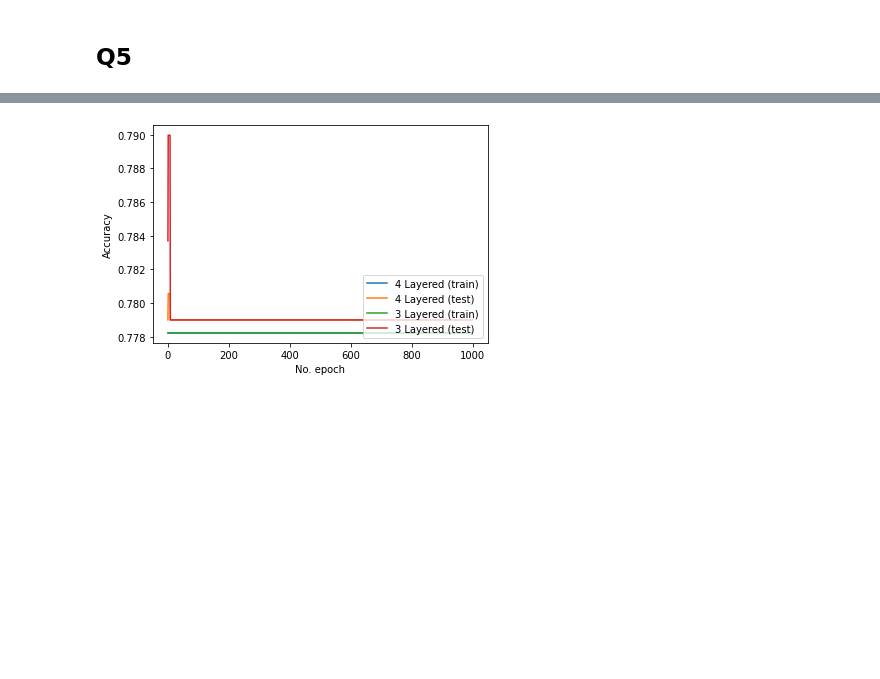
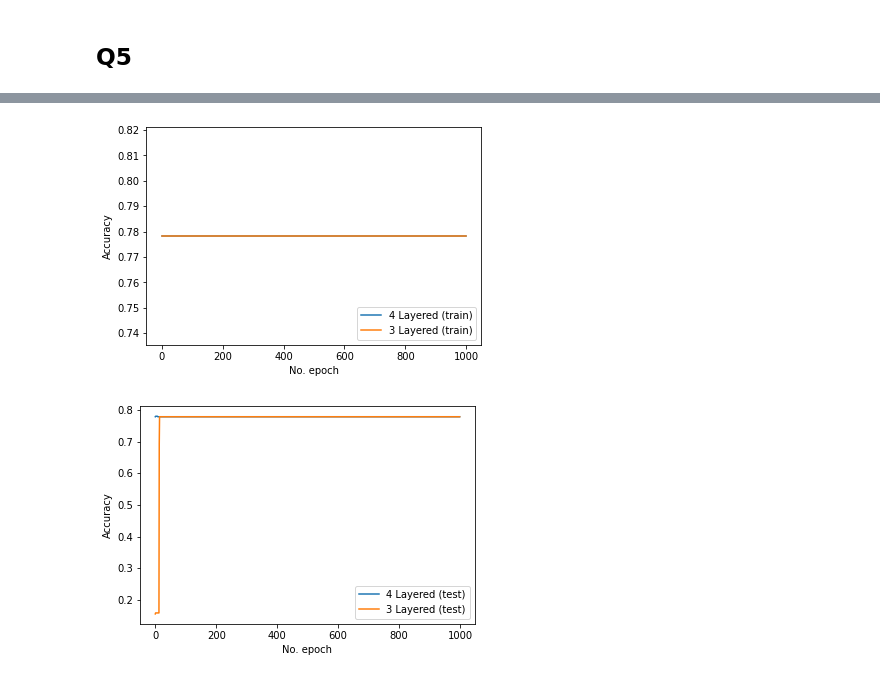
Before and after one commit to FremontTeng/CZ2005-Operarting-System, a Jupyter notebook: CZ4042/Assigment 1/assignment_1a.ipynb, the cells around one changed output, grey strips where cells are left out. Saved outputs shown, nothing was run; the diff lists cells and outputs as text; code cells hidden in the pictures; blank space fills up the shorter version.

```diff
--- a/CZ4042/Assigment 1/assignment_1a.ipynb
+++ b/CZ4042/Assigment 1/assignment_1a.ipynb
@@ -1151,19 +1151,18 @@ Epoch 1000/1000
 # %%
 #Plot optimal decay of train and test
 plt.plot(histories['ffn_4_layer_train'].history['accuracy'], label='4 Layered (train)')
 plt.plot(histories['ffn_d_opt_train'].history['accuracy'], label='3 Layered (train)')
 plt.ylabel('Accuracy')
 plt.xlabel('No. epoch')
 plt.legend(loc="lower right")
 plt.show()
 
-plt.plot(histories['ffn_4_layer_train'].history['accuracy'], label='4 Layered (train)')
 plt.plot(histories['ffn_4_layer_test'].history['accuracy'], label='4 Layered (test)')
-plt.plot(histories['ffn_d_opt_train'].history['accuracy'], label='3 Layered (train)')
 plt.plot(histories['ffn_d_opt_test'].history['accuracy'], label='3 Layered (test)')
 plt.ylabel('Accuracy')
 plt.xlabel('No. epoch')
 plt.legend(loc="lower right")
 plt.show()
 # %% [output]
-[figure, old version]
+[figure, new version]
+[figure, added]
```
Also changed, not shown: parts of 1 cell of this notebook, 1 other file.
